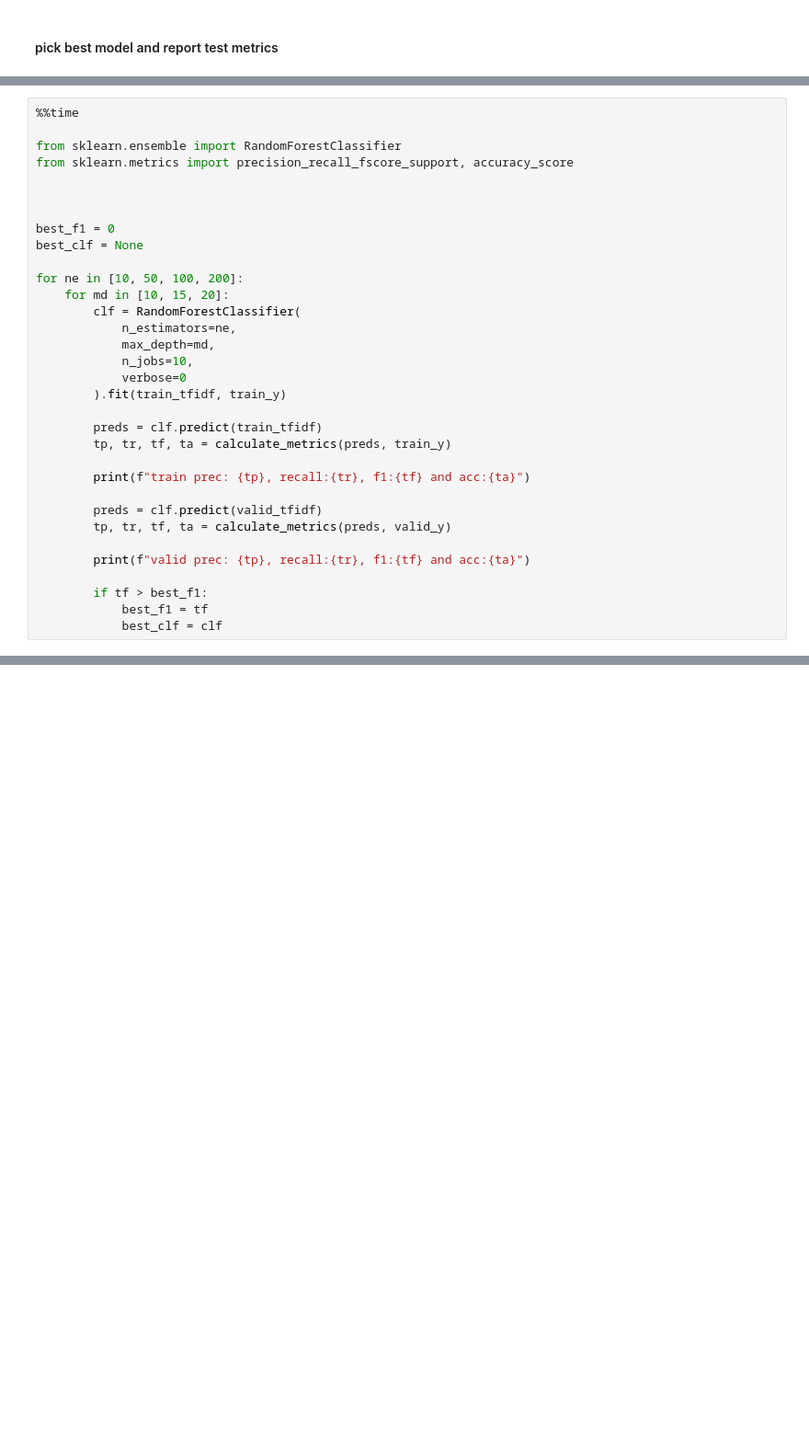
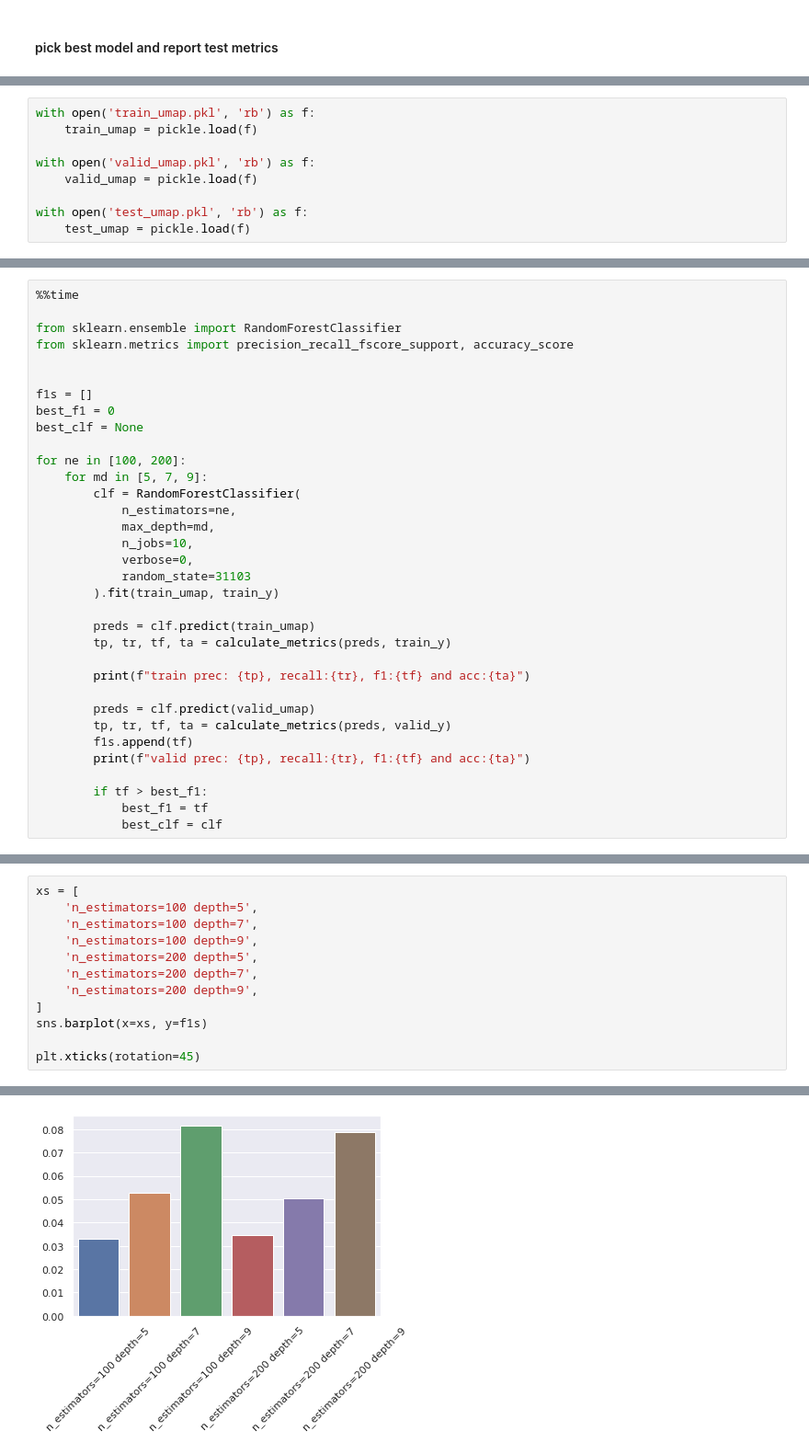
Before and after one commit to navidmdn/identity_embedding, a Jupyter notebook: personal_identifiers_pyspark.ipynb, the cells around one changed output, grey strips where cells are left out. Shown: that part at 92% size. Saved outputs shown, nothing was run; the diff lists cells and outputs as text; blank space fills up the shorter version.

```diff
--- a/personal_identifiers_pyspark.ipynb
+++ b/personal_identifiers_pyspark.ipynb
@@ -824,0 +910,9 @@ STOP: TOTAL NO. of ITERATIONS REACHED LIMIT
+# %%
+with open('train_umap.pkl', 'rb') as f:
+    train_umap = pickle.load(f)
+
+with open('valid_umap.pkl', 'rb') as f:
+    valid_umap = pickle.load(f)
+
+with open('test_umap.pkl', 'rb') as f:
+    test_umap = pickle.load(f)
@@ -829,27 +925,28 @@ from sklearn.ensemble import RandomForestClassifier
 from sklearn.metrics import precision_recall_fscore_support, accuracy_score
 
 
-
+f1s = []
 best_f1 = 0
 best_clf = None
 
-for ne in [10, 50, 100, 200]:
-    for md in [10, 15, 20]:
+for ne in [100, 200]:
+    for md in [5, 7, 9]:
         clf = RandomForestClassifier(
             n_estimators=ne,
             max_depth=md,
             n_jobs=10,
-            verbose=0
-        ).fit(train_tfidf, train_y)
+            verbose=0,
+            random_state=31103
+        ).fit(train_umap, train_y)
 
-        preds = clf.predict(train_tfidf)
+        preds = clf.predict(train_umap)
         tp, tr, tf, ta = calculate_metrics(preds, train_y)
 
         print(f"train prec: {tp}, recall:{tr}, f1:{tf} and acc:{ta}")
 
-        preds = clf.predict(valid_tfidf)
+        preds = clf.predict(valid_umap)
         tp, tr, tf, ta = calculate_metrics(preds, valid_y)
-
+        f1s.append(tf)
         print(f"valid prec: {tp}, recall:{tr}, f1:{tf} and acc:{ta}")
 
         if tf > best_f1:
@@ -875,0 +970,13 @@ valid prec: 0.8203592814371258, recall:0.01723053703936612, f1:0.033752155703375
+# %%
+xs = [
+    'n_estimators=100 depth=5',
+    'n_estimators=100 depth=7',
+    'n_estimators=100 depth=9',
+    'n_estimators=200 depth=5',
+    'n_estimators=200 depth=7',
+    'n_estimators=200 depth=9',
+]
+sns.barplot(x=xs, y=f1s)
+
+plt.xticks(rotation=45)
+# %% [output]
@@ -875,0 +990 @@ valid prec: 0.8203592814371258, recall:0.01723053703936612, f1:0.033752155703375
+[figure, added]
```
Also changed, not shown: parts of 120 cells of this notebook, 1 other file.
